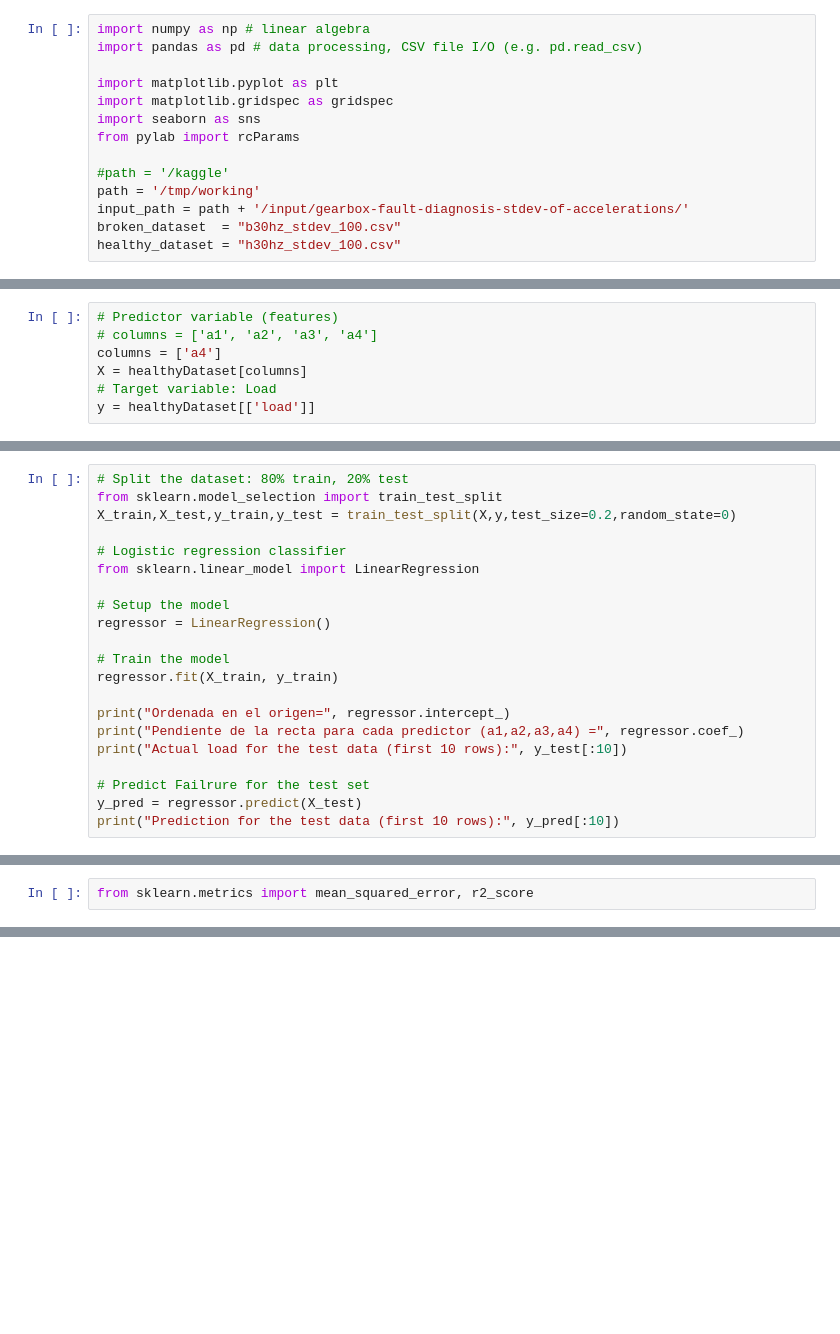
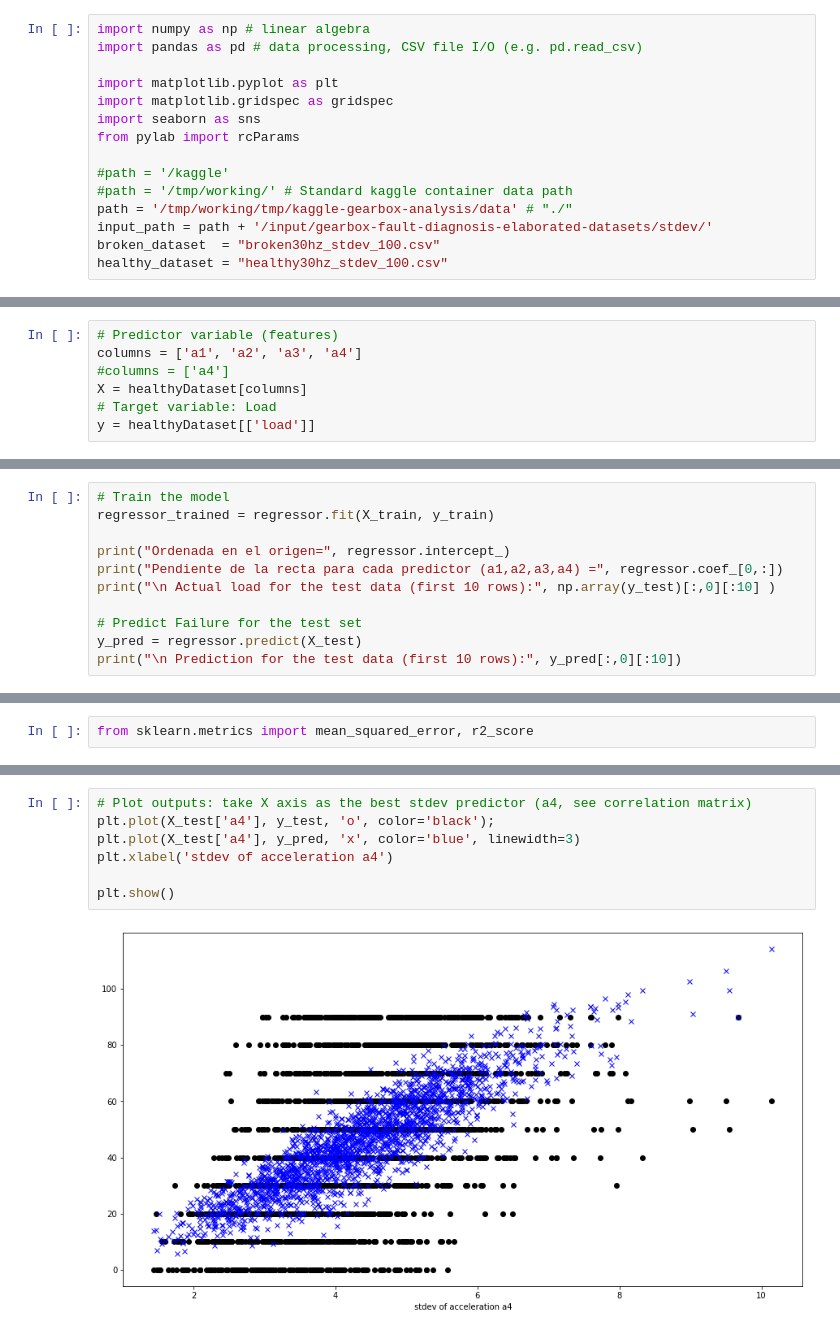
Before and after one commit to therobotacademy/kaggle-gearbox-analysis, a Jupyter notebook: data/Simple_LinearRegression_of_GearboxLoad.ipynb, the cells around one changed output, grey strips where cells are left out. Cells and saved outputs as stored; diff of their text form; blank space fills up the shorter version.

Commit message:
Simple linear regression: predict load

```diff
--- a/data/Simple_LinearRegression_of_GearboxLoad .ipynb
+++ b/data/Simple_LinearRegression_of_GearboxLoad.ipynb
@@ -8,10 +8,11 @@ import seaborn as sns
 from pylab import rcParams
 
 #path = '/kaggle'
-path = '/tmp/working'
-input_path = path + '/input/gearbox-fault-diagnosis-stdev-of-accelerations/'
-broken_dataset  = "b30hz_stdev_100.csv"
-healthy_dataset = "h30hz_stdev_100.csv"
+#path = '/tmp/working/' # Standard kaggle container data path
+path = '/tmp/working/tmp/kaggle-gearbox-analysis/data' # "./"
+input_path = path + '/input/gearbox-fault-diagnosis-elaborated-datasets/stdev/'
+broken_dataset  = "broken30hz_stdev_100.csv"
+healthy_dataset = "healthy30hz_stdev_100.csv"
 # %% [markdown]
 # Exploring the dataset
 # %%
@@ -99,8 +77,8 @@ plt.show()
 # Logistic regression
 # %%
 # Predictor variable (features)
-# columns = ['a1', 'a2', 'a3', 'a4']
-columns = ['a4']
+columns = ['a1', 'a2', 'a3', 'a4']
+#columns = ['a4']
 X = healthyDataset[columns]
 # Target variable: Load
 y = healthyDataset[['load']]
@@ -107,22 +99,12 @@ y = healthyDataset[['load']]
 # %%
-# Split the dataset: 80% train, 20% test
-from sklearn.model_selection import train_test_split
-X_train,X_test,y_train,y_test = train_test_split(X,y,test_size=0.2,random_state=0)
-
-# Logistic regression classifier
-from sklearn.linear_model import LinearRegression
-
-# Setup the model
-regressor = LinearRegression()
-
 # Train the model
-regressor.fit(X_train, y_train)
+regressor_trained = regressor.fit(X_train, y_train)
 
 print("Ordenada en el origen=", regressor.intercept_)
-print("Pendiente de la recta para cada predictor (a1,a2,a3,a4) =", regressor.coef_)
-print("Actual load for the test data (first 10 rows):", y_test[:10])
+print("Pendiente de la recta para cada predictor (a1,a2,a3,a4) =", regressor.coef_[0,:])
+print("\n Actual load for the test data (first 10 rows):", np.array(y_test)[:,0][:10] )
 
-# Predict Failrure for the test set
+# Predict Failure for the test set
 y_pred = regressor.predict(X_test)
-print("Prediction for the test data (first 10 rows):", y_pred[:10])
+print("\n Prediction for the test data (first 10 rows):", y_pred[:,0][:10])
 # %% [output]
@@ -174,0 +136,9 @@ Coefficient of determination: 0.27
+# %%
+# Plot outputs: take X axis as the best stdev predictor (a4, see correlation matrix)
+plt.plot(X_test['a4'], y_test, 'o', color='black');
+plt.plot(X_test['a4'], y_pred, 'x', color='blue', linewidth=3)
+plt.xlabel('stdev of acceleration a4')
+
+plt.show()
+# %% [output]
+[figure, added]
```
Also changed, not shown: parts of 7 cells of this notebook.
